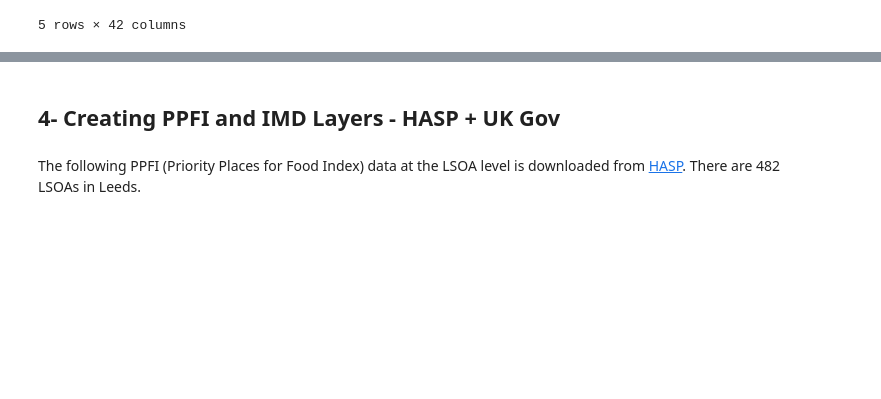
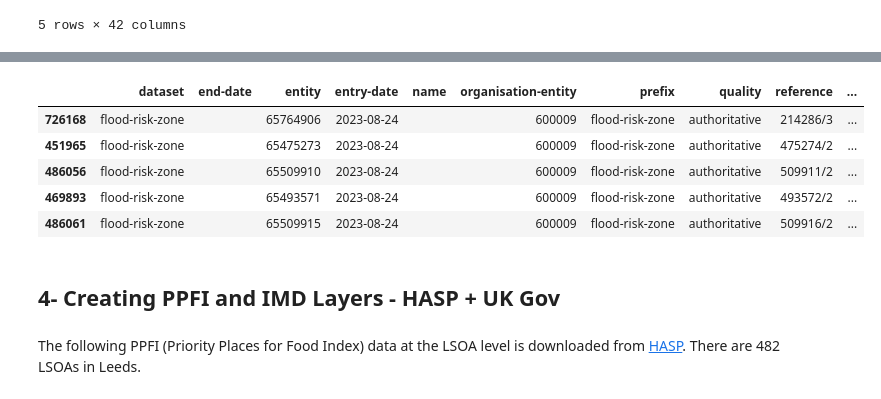
Before and after one commit to MarionC749/LIDA-SEEDS, a Jupyter notebook: Data_Processing/3-SEEDS_potentialCGS_search.ipynb, the cells around one changed output, grey strips where cells are left out. Drawn from its saved outputs; the diff is of its cells as text; code cells hidden in the pictures; blank space fills up the shorter version.

```diff
--- a/Data_Processing/3-SEEDS_potentialCGS_search.ipynb
+++ b/Data_Processing/3-SEEDS_potentialCGS_search.ipynb
@@ -477,0 +505,19 @@ flooding.to_file((os.path.join(workspace_path, "Data", "Processed_Data", "floodi
+# %%
+#Change the Class to be more explicit for users
+flooding['Class']= flooding['flood-risk-level'].replace({
+    '2': 'Fluvial - Secondary Flood Potential',
+    '3': 'Fluvial - High Flood Potential',
+})
+# %%
+flooding['Legend']= flooding['Class'].replace({
+    'Fluvial - High Flood Potential': 'Higher flood potential from rivers: the first areas to experience the effects of inland flooding in a river catchment.',
+    'Fluvial - Secondary Flood Potential': 'Lower flood potential from rivers: areas affected by secondary flooding in extreme cases as a result of a prolonged flood event.',
+})
+flooding.head()
+# %% [output]
+|  | dataset | end-date | entity | entry-date | name | organisation-entity | prefix | quality | reference | ... |
+| 726168 | flood-risk-zone |  | 65764906 | 2023-08-24 |  | 600009 | flood-risk-zone | authoritative | 214286/3 | ... |
+| 451965 | flood-risk-zone |  | 65475273 | 2023-08-24 |  | 600009 | flood-risk-zone | authoritative | 475274/2 | ... |
+| 486056 | flood-risk-zone |  | 65509910 | 2023-08-24 |  | 600009 | flood-risk-zone | authoritative | 509911/2 | ... |
+| 469893 | flood-risk-zone |  | 65493571 | 2023-08-24 |  | 600009 | flood-risk-zone | authoritative | 493572/2 | ... |
+| 486061 | flood-risk-zone |  | 65509915 | 2023-08-24 |  | 600009 | flood-risk-zone | authoritative | 509916/2 | ... |
```
Also changed, not shown: parts of 29 cells of this notebook, 5 other files.
